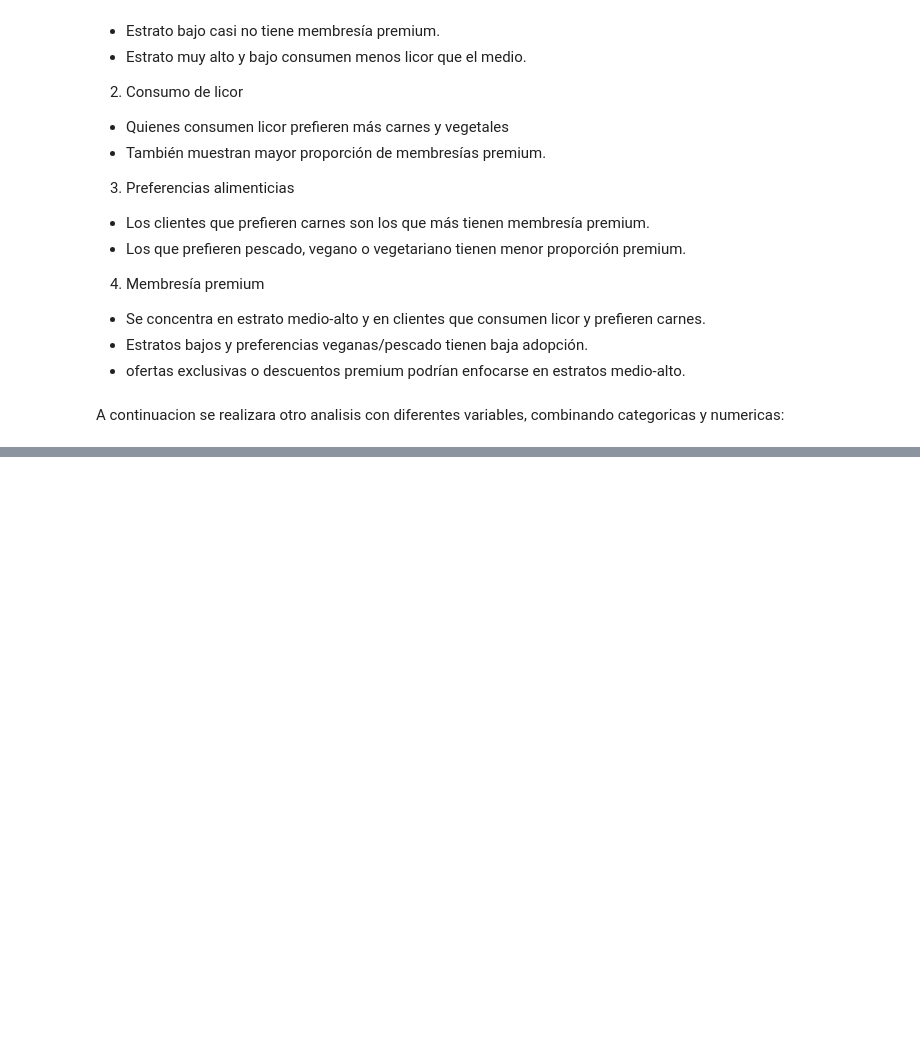
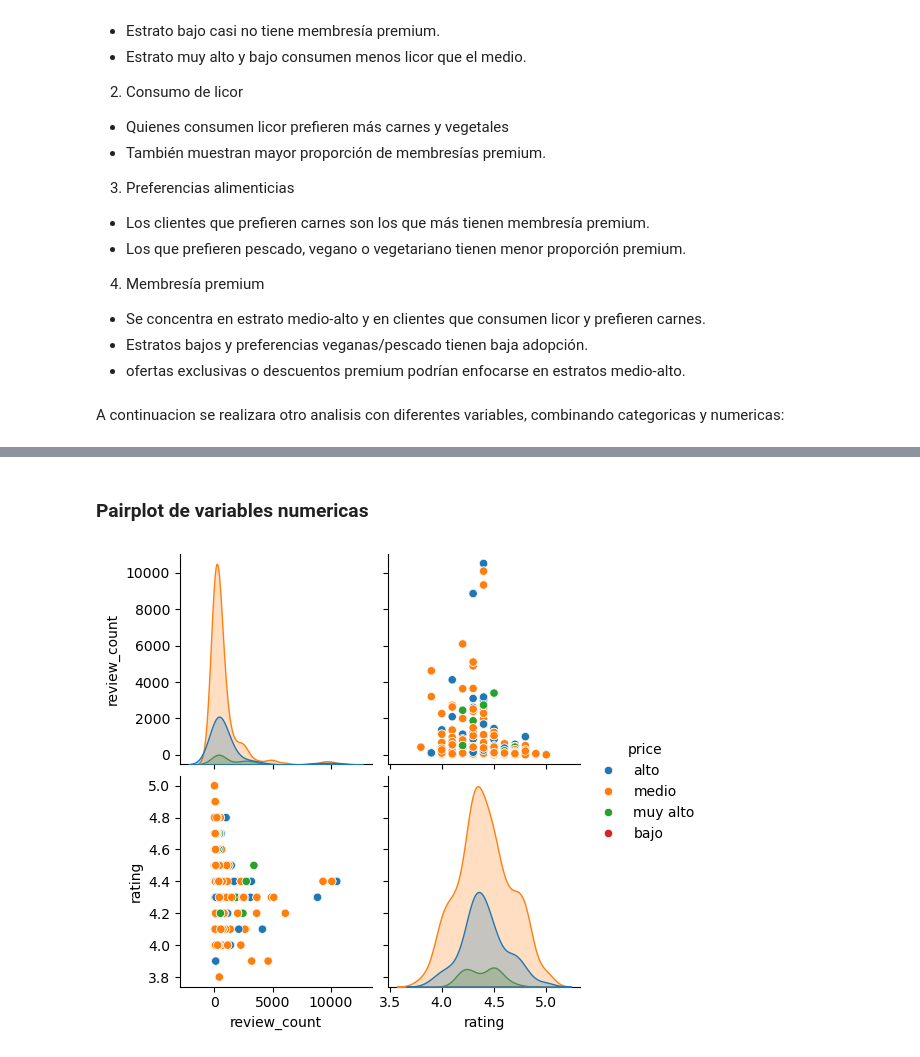
Before and after one commit to ccantilloa/Data-Science-Henry, a Jupyter notebook: Module 1/Proyecto integrador/Avance_Analisis_Final.ipynb, the cells around one changed output, grey strips where cells are left out. Cells and saved outputs as stored; diff of their text form; code cells hidden in the pictures; blank space fills up the shorter version.

```diff
--- a/Module 1/Proyecto integrador/Avance_Analisis_Final.ipynb
+++ b/Module 1/Proyecto integrador/Avance_Analisis_Final.ipynb
@@ -166,0 +218,8 @@ plt.show()
+# %% [markdown]
+### Pairplot de variables numericas
+# %%
+num_cols = ['review_count', 'rating']
+sns.pairplot(df_restaurants_chicago[num_cols + ['price']], hue='price')
+plt.show()
+# %% [output]
+[figure, added]
```
Also changed, not shown: parts of 17 cells of this notebook, 7 other files.
